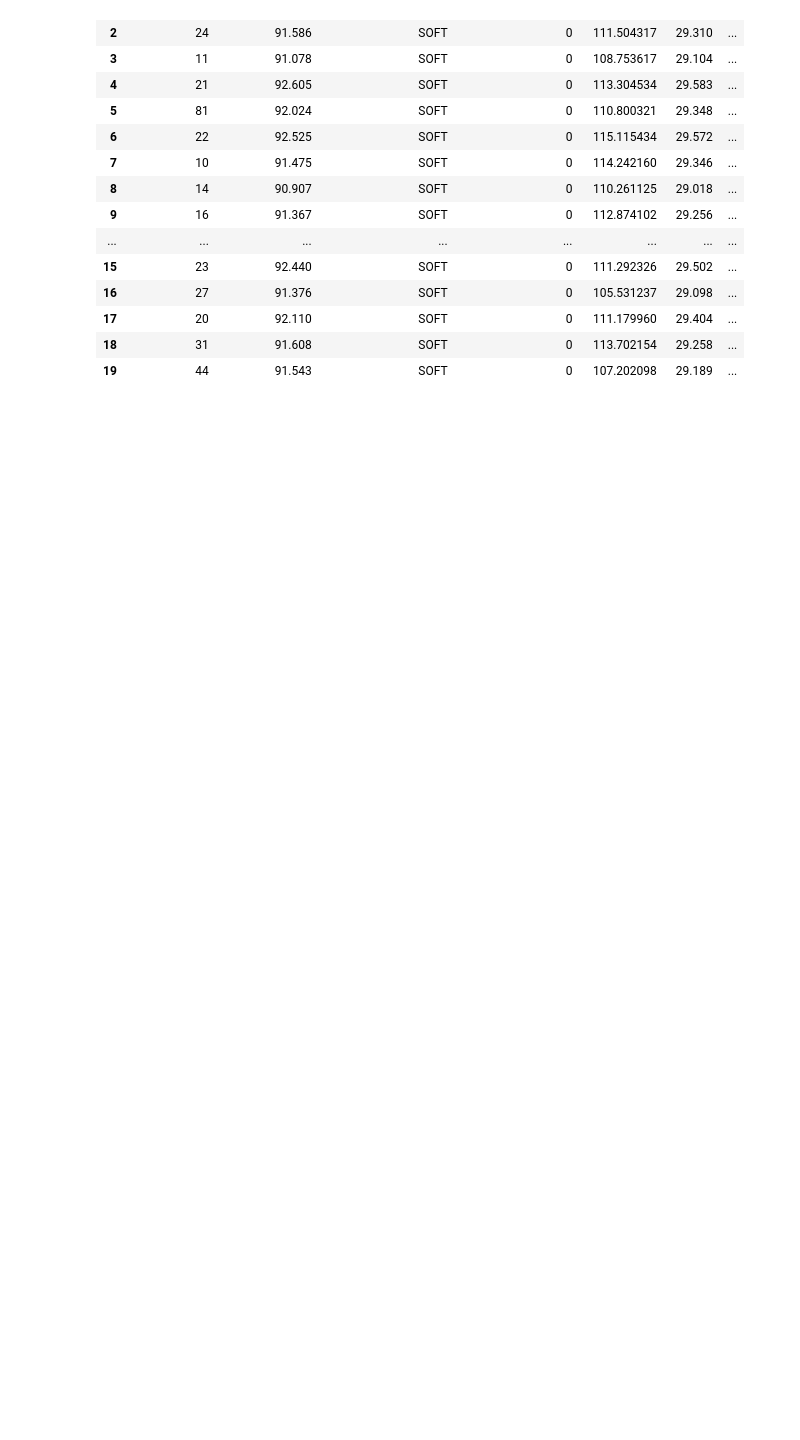
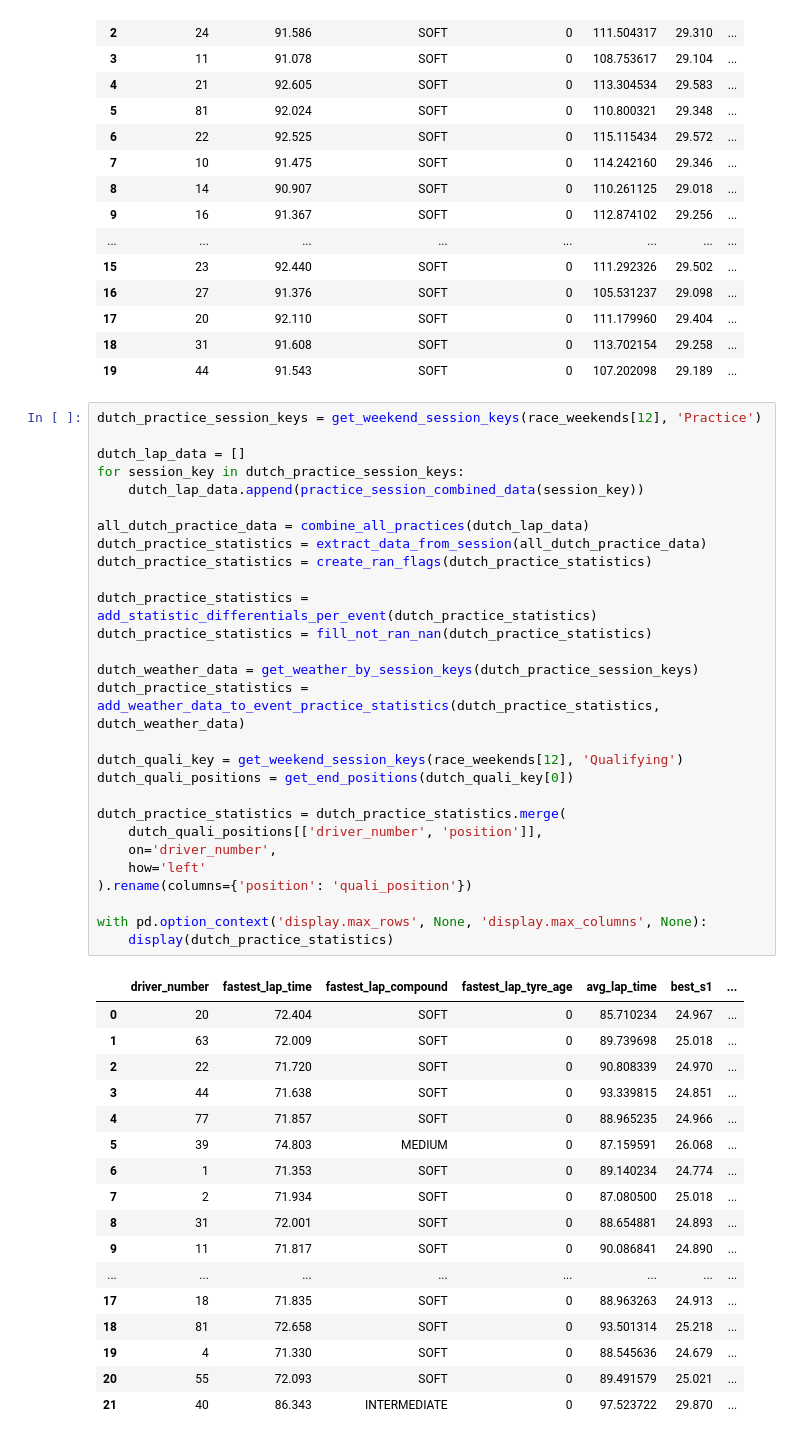
Before and after one commit to ATRedshaw/f1-forecasting, a Jupyter notebook: notebooks/data.ipynb, the cells around one changed output. Drawn from its saved outputs; the diff is of its cells as text; blank space fills up the shorter version.

Commit message:
Working combination of data

```diff
--- a/notebooks/data.ipynb
+++ b/notebooks/data.ipynb
@@ -112,3 +130,49 @@ with pd.option_context('display.max_rows', None, 'display.max_columns', None):
 | 17 | 20 | 92.110 | SOFT | 0 | 111.179960 | 29.404 | ... |
 | 18 | 31 | 91.608 | SOFT | 0 | 113.702154 | 29.258 | ... |
 | 19 | 44 | 91.543 | SOFT | 0 | 107.202098 | 29.189 | ... |
+# %%
+dutch_practice_session_keys = get_weekend_session_keys(race_weekends[12], 'Practice')
+
+dutch_lap_data = []
+for session_key in dutch_practice_session_keys:
+    dutch_lap_data.append(practice_session_combined_data(session_key))
+
+all_dutch_practice_data = combine_all_practices(dutch_lap_data)
+dutch_practice_statistics = extract_data_from_session(all_dutch_practice_data)
+dutch_practice_statistics = create_ran_flags(dutch_practice_statistics)
+
+dutch_practice_statistics = add_statistic_differentials_per_event(dutch_practice_statistics)
+dutch_practice_statistics = fill_not_ran_nan(dutch_practice_statistics)
+
+dutch_weather_data = get_weather_by_session_keys(dutch_practice_session_keys)
+dutch_practice_statistics = add_weather_data_to_event_practice_statistics(dutch_practice_statistics, dutch_weather_data)
+
+dutch_quali_key = get_weekend_session_keys(race_weekends[12], 'Qualifying')
+dutch_quali_positions = get_end_positions(dutch_quali_key[0])
+
+dutch_practice_statistics = dutch_practice_statistics.merge(
+    dutch_quali_positions[['driver_number', 'position']],
+    on='driver_number',
+    how='left'
+).rename(columns={'position': 'quali_position'})
+
+with pd.option_context('display.max_rows', None, 'display.max_columns', None):
+    display(dutch_practice_statistics)
+# %% [output]
+|  | driver_number | fastest_lap_time | fastest_lap_compound | fastest_lap_tyre_age | avg_lap_time | best_s1 | ... |
+| 0 | 20 | 72.404 | SOFT | 0 | 85.710234 | 24.967 | ... |
+| 1 | 63 | 72.009 | SOFT | 0 | 89.739698 | 25.018 | ... |
+| 2 | 22 | 71.720 | SOFT | 0 | 90.808339 | 24.970 | ... |
+| 3 | 44 | 71.638 | SOFT | 0 | 93.339815 | 24.851 | ... |
+| 4 | 77 | 71.857 | SOFT | 0 | 88.965235 | 24.966 | ... |
+| 5 | 39 | 74.803 | MEDIUM | 0 | 87.159591 | 26.068 | ... |
+| 6 | 1 | 71.353 | SOFT | 0 | 89.140234 | 24.774 | ... |
+| 7 | 2 | 71.934 | SOFT | 0 | 87.080500 | 25.018 | ... |
+| 8 | 31 | 72.001 | SOFT | 0 | 88.654881 | 24.893 | ... |
+| 9 | 11 | 71.817 | SOFT | 0 | 90.086841 | 24.890 | ... |
+| ... | ... | ... | ... | ... | ... | ... | ... |
+| 17 | 18 | 71.835 | SOFT | 0 | 88.963263 | 24.913 | ... |
+| 18 | 81 | 72.658 | SOFT | 0 | 93.501314 | 25.218 | ... |
+| 19 | 4 | 71.330 | SOFT | 0 | 88.545636 | 24.679 | ... |
+| 20 | 55 | 72.093 | SOFT | 0 | 89.491579 | 25.021 | ... |
+| 21 | 40 | 86.343 | INTERMEDIATE | 0 | 97.523722 | 29.870 | ... |
```
Also changed, not shown: parts of 3 cells of this notebook, 2 other files.
